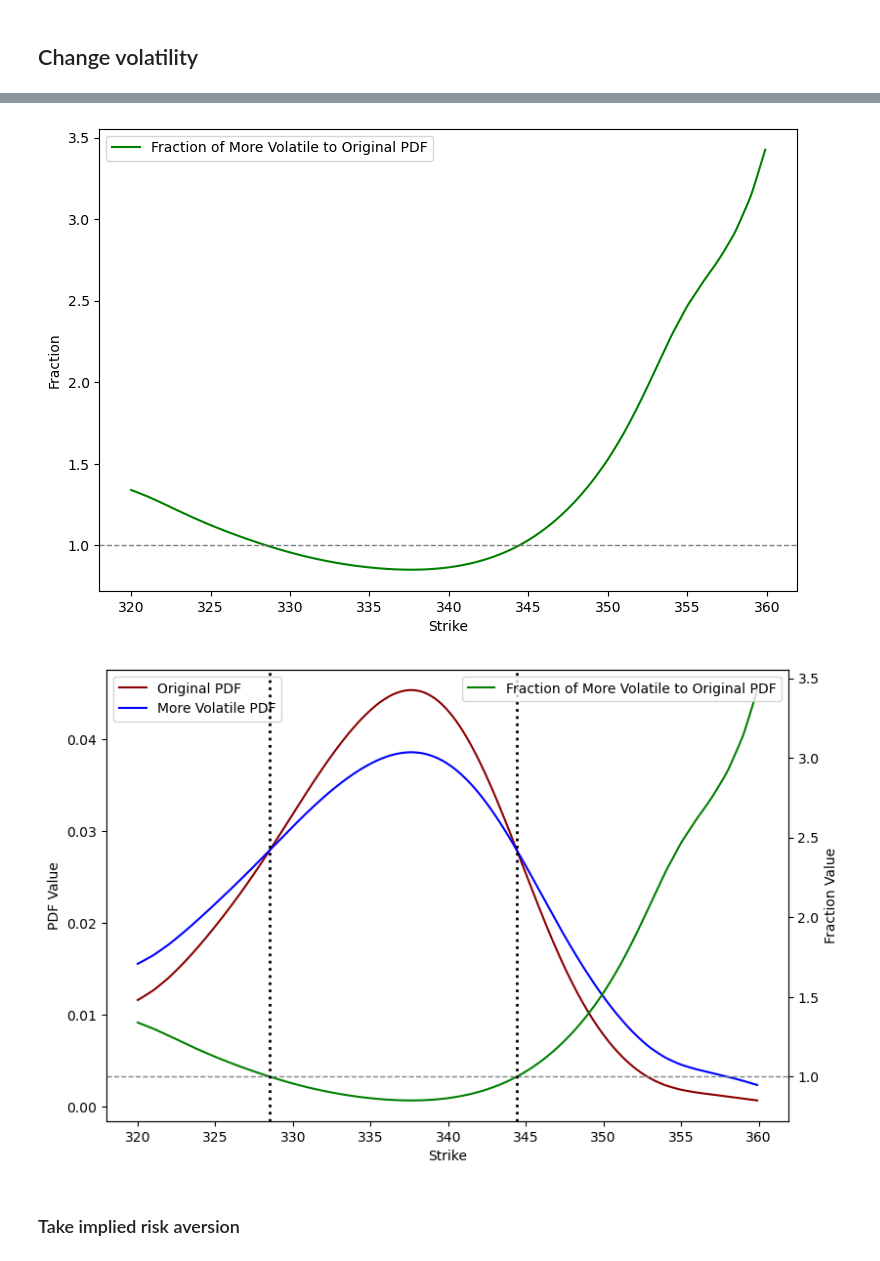
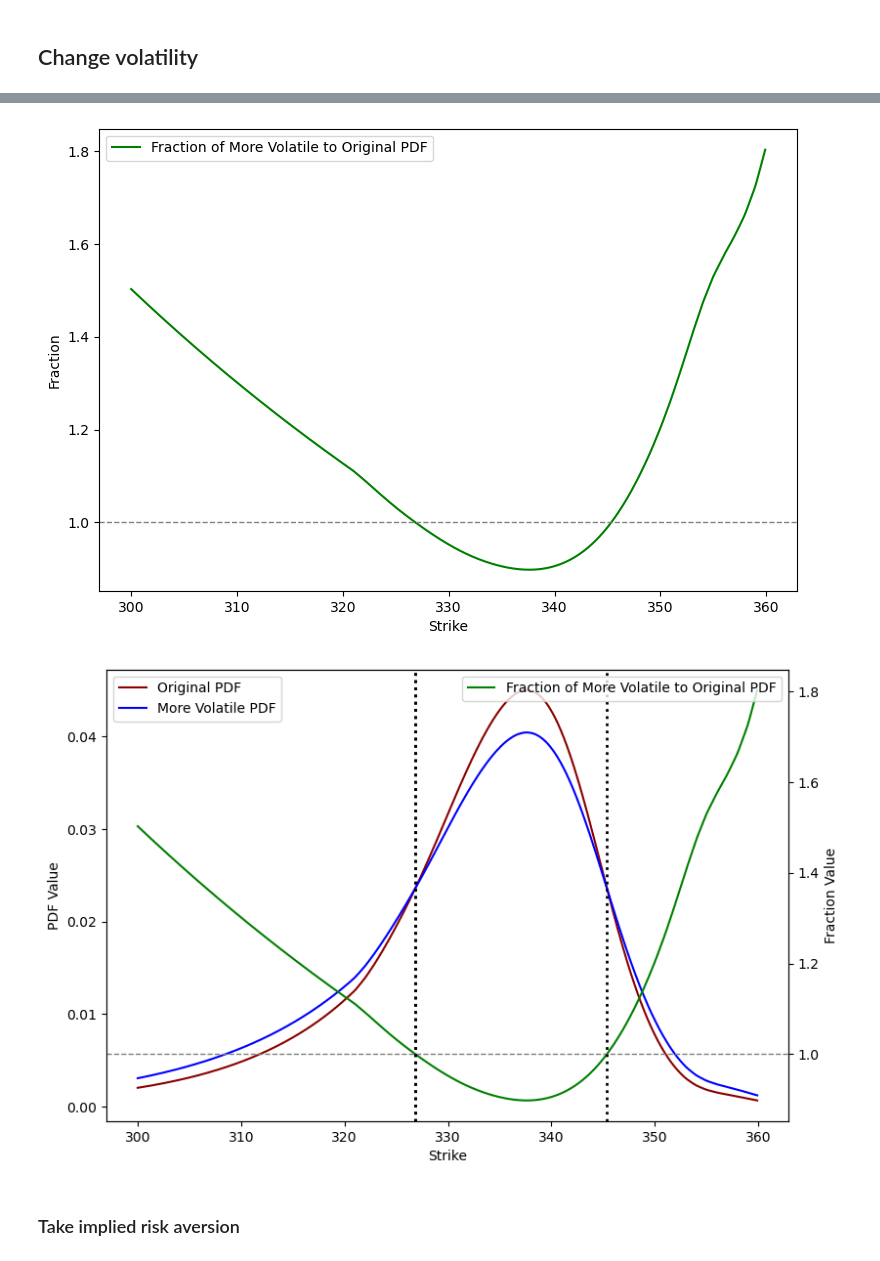
Before and after one commit to astavrop0/Derivative_structuring_and_implied_risk_aversion, a Jupyter notebook: notebooks/Risk Neutral pdf with BL.ipynb, the cells around one changed output, grey strips where cells are left out. Saved outputs shown, nothing was run; the diff lists cells and outputs as text; code cells hidden in the pictures.

```diff
--- a/notebooks/Risk Neutral pdf with BL.ipynb
+++ b/notebooks/Risk Neutral pdf with BL.ipynb
@@ -578,21 +555,21 @@ plt.show()
 ## Change volatility
 # %%
 # Step 1: Increase volatility with a non-linear transformation
-volatility_increase = 1.5  # Adjust this for more or less volatility
-new_pdf_values = np.copy(original_pdf[:, 1])
+volatility_increase = 1.2  # Adjust this for more or less volatility
+new_pdf_values = np.copy(rn_pdf[:, 1])
 new_pdf_values = np.power(new_pdf_values, 1 / volatility_increase)
 
 # Step 2: Normalize the new PDF
-original_area = trapz(original_pdf[:, 1], original_pdf[:, 0])
-new_area = trapz(new_pdf_values, original_pdf[:, 0])
+original_area = trapz(rn_pdf[:, 1], rn_pdf[:, 0])
+new_area = trapz(new_pdf_values, rn_pdf[:, 0])
 new_pdf_values *= (original_area / new_area)
 
 # Step 3: Create the more volatile PDF
-more_volatile_pdf = np.column_stack((original_pdf[:, 0], new_pdf_values))
+more_volatile_pdf = np.column_stack((rn_pdf[:, 0], new_pdf_values))
 
 # Step 4: Plot both PDFs for comparison
 plt.figure(figsize=(9,6))
-plt.plot(original_pdf[:, 0], original_pdf[:, 1], 'darkred', label='Original PDF')
+plt.plot(rn_pdf[:, 0], rn_pdf[:, 1], 'darkred', label='Original PDF')
 plt.plot(more_volatile_pdf[:, 0], more_volatile_pdf[:, 1], 'blue', label='More Volatile PDF')
 plt.xlabel('Strike')
 plt.ylabel('PDF Value')
@@ -604,7 +581,7 @@ plt.show()
 #COMPUTE THE GROWTH OPTIMIZER PAYOFF
 
 # Interpolate the original PDF
-original_pdf_interp = interp1d(original_pdf[:, 0], original_pdf[:, 1], bounds_error=False, fill_value=0)
+original_pdf_interp = interp1d(rn_pdf[:, 0], rn_pdf[:, 1], bounds_error=False, fill_value=0)
 
 # Divide the more volatile PDF by the interpolated original PDF
 # Calculate the PDF values of the original PDF at the more volatile PDF's strike prices
@@ -630,7 +607,7 @@ plt.legend(loc="best")
 # plt.savefig("more_volatile_to_original_fraction.png", dpi=300)
 plt.show()
 # %% [output]
-[figure, old version]
+[figure, new version]
 # %%
 #PLOT TOGETHER WITH SCALED PDFs
 
@@ -638,35 +615,35 @@ plt.show()
 plt.figure(figsize=(9,6))
 
 # Plot the Original PDF and More Volatile PDF
-plt.plot(original_pdf[:, 0], original_pdf[:, 1], 'darkred', label='Original PDF')
+plt.plot(rn_pdf[:, 0], rn_pdf[:, 1], 'darkred', label='Original PDF')
 plt.plot(more_volatile_pdf[:, 0], more_volatile_pdf[:, 1], 'blue', label='More Volatile PDF')
 
 plt.xlabel("Strike")
 plt.ylabel("PDF Value")
 plt.legend(loc="upper left")
 
 # Create secondary y-axis for the fraction
 ax2 = plt.gca().twinx()
 
 # Calculate and Plot the Fraction of More Volatile to Original PDF on the secondary y-axis
 strike_range = np.linspace(np.min(more_volatile_pdf[:, 0]), np.max(more_volatile_pdf[:, 0]), 1000)
 fractions = growth_optimizer_payoff_vol(strike_range)
 ax2.plot(strike_range, fractions, 'green', label='Fraction of More Volatile to Original PDF')
 
 # Add a horizontal line at y=1 for reference on the secondary y-axis
 ax2.axhline(y=1, color='gray', linestyle='--', linewidth=1)
 ax2.set_ylabel("Fraction Value")
 ax2.legend(loc="upper right")
 
 # Add more visible vertical dotted lines where the fraction is approximately 1
 tolerance = 0.001  # Very small tolerance for precision
 equal_points = strike_range[np.abs(fractions - 1) < tolerance]
 for x in equal_points:
     plt.axvline(x=x, color='black', linestyle=':', linewidth=2)
 
 plt.show()
 # %% [output]
-[figure, old version]
+[figure, new version]
 # %% [markdown]
 ### Take implied risk aversion
 # %%
```
Also changed, not shown: parts of 12 cells of this notebook.
